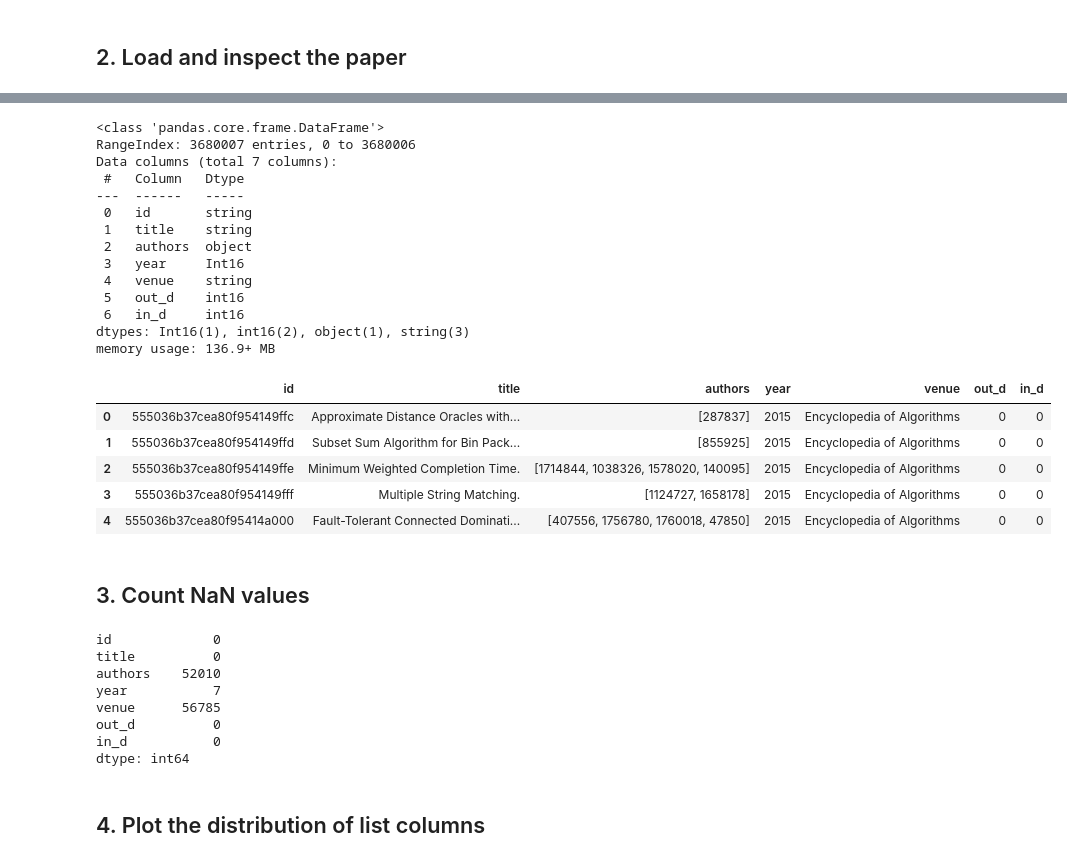
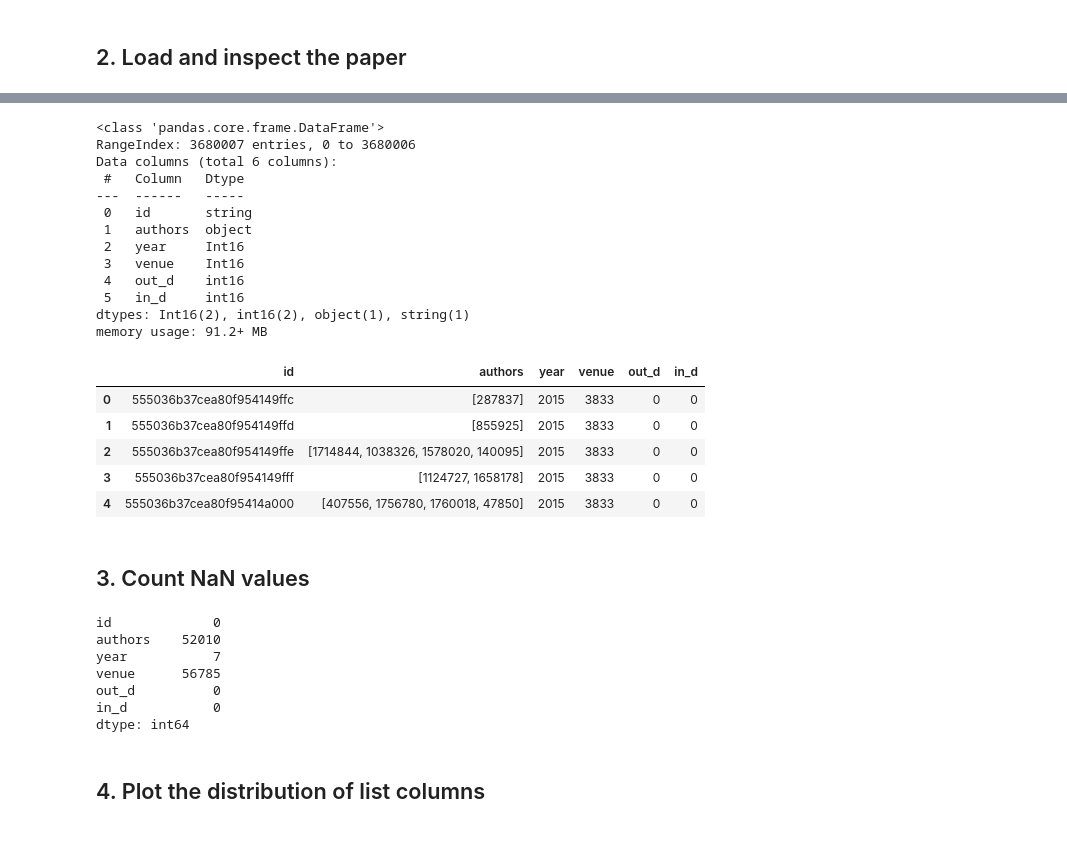
Before and after one commit to mango7789/Social-Network-Mining-DATA130007, a Jupyter notebook: analysis.ipynb, the cells around one changed output, grey strips where cells are left out. Saved outputs shown, nothing was run; the diff lists cells and outputs as text; code cells hidden in the pictures.

```diff
--- a/analysis.ipynb
+++ b/analysis.ipynb
@@ -20,8 +23,10 @@ from utils import load_paper_node, load_paper_edge
 # Load config file and get the path of csv files
 with open("./config/config.yaml", "r") as file:
     config = yaml.safe_load(file)
-PAPER_NODE = Path(config["data"]["paper"]["node"])
-PAPER_EDGE = Path(config["data"]["paper"]["edge"])
+base_dir = "data"
+
+PAPER_NODE = Path(base_dir) / config["data"]["paper"]["node"]
+PAPER_EDGE = Path(base_dir) / config["data"]["paper"]["edge"]
 # %%
 df_node = load_paper_node(PAPER_NODE, False)    # The NAs in df will not be filled with empty string
 # %% [output]
@@ -30,36 +35,35 @@ df_node = load_paper_node(PAPER_NODE, False)    # The NAs in df will not be fill
 # %%
-df_node.info()
+df_node.info(verbose=True)
 df_node.head()
 # %% [output]
 <class 'pandas.core.frame.DataFrame'>
 RangeIndex: 3680007 entries, 0 to 3680006
-Data columns (total 7 columns):
+Data columns (total 6 columns):
  #   Column   Dtype
 ---  ------   -----
  0   id       string
- 1   title    string
- 2   authors  object
- 3   year     Int16
- 4   venue    string
- 5   out_d    int16
- 6   in_d     int16
-dtypes: Int16(1), int16(2), object(1), string(3)
-memory usage: 136.9+ MB
+ 1   authors  object
+ 2   year     Int16
+ 3   venue    Int16
+ 4   out_d    int16
+ 5   in_d     int16
+dtypes: Int16(2), int16(2), object(1), string(1)
+memory usage: 91.2+ MB
-|  | id | title | authors | year | venue | out_d | in_d |
-| 0 | 555036b37cea80f954149ffc | Approximate Distance Oracles with... | [287837] | 2015 | Encyclopedia of Algorithms | 0 | 0 |
-| 1 | 555036b37cea80f954149ffd | Subset Sum Algorithm for Bin Pack... | [855925] | 2015 | Encyclopedia of Algorithms | 0 | 0 |
-| 2 | 555036b37cea80f954149ffe | Minimum Weighted Completion Time. | [1714844, 1038326, 1578020, 140095] | 2015 | Encyclopedia of Algorithms | 0 | 0 |
-| 3 | 555036b37cea80f954149fff | Multiple String Matching. | [1124727, 1658178] | 2015 | Encyclopedia of Algorithms | 0 | 0 |
-| 4 | 555036b37cea80f95414a000 | Fault-Tolerant Connected Dominati... | [407556, 1756780, 1760018, 47850] | 2015 | Encyclopedia of Algorithms | 0 | 0 |
+|  | id | authors | year | venue | out_d | in_d |
+| 0 | 555036b37cea80f954149ffc | [287837] | 2015 | 3833 | 0 | 0 |
+| 1 | 555036b37cea80f954149ffd | [855925] | 2015 | 3833 | 0 | 0 |
+| 2 | 555036b37cea80f954149ffe | [1714844, 1038326, 1578020, 140095] | 2015 | 3833 | 0 | 0 |
+| 3 | 555036b37cea80f954149fff | [1124727, 1658178] | 2015 | 3833 | 0 | 0 |
+| 4 | 555036b37cea80f95414a000 | [407556, 1756780, 1760018, 47850] | 2015 | 3833 | 0 | 0 |
 # %% [markdown]
 ## 3. Count NaN values
 # %%
 df_node.loc[df_node['year'] == 0, 'year'] = np.nan
+df_node.loc[df_node['venue'] == 1, 'venue'] = np.nan
 nan_counts = df_node.isna().sum()
 print(nan_counts)
 # %% [output]
 id             0
-title          0
 authors    52010
 year           7
 venue      56785
```
Also changed, not shown: parts of 7 cells of this notebook, 11 other files.
